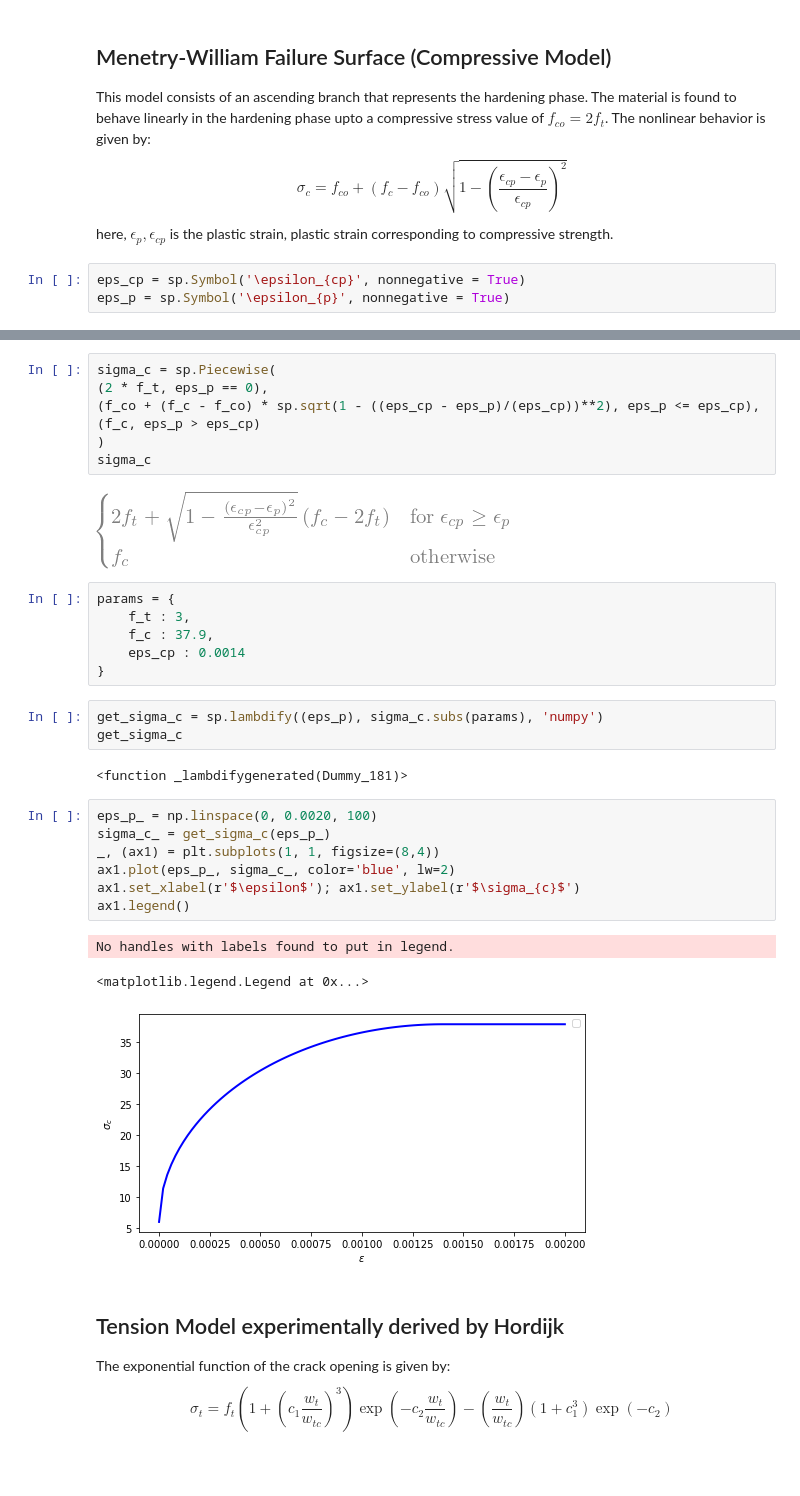
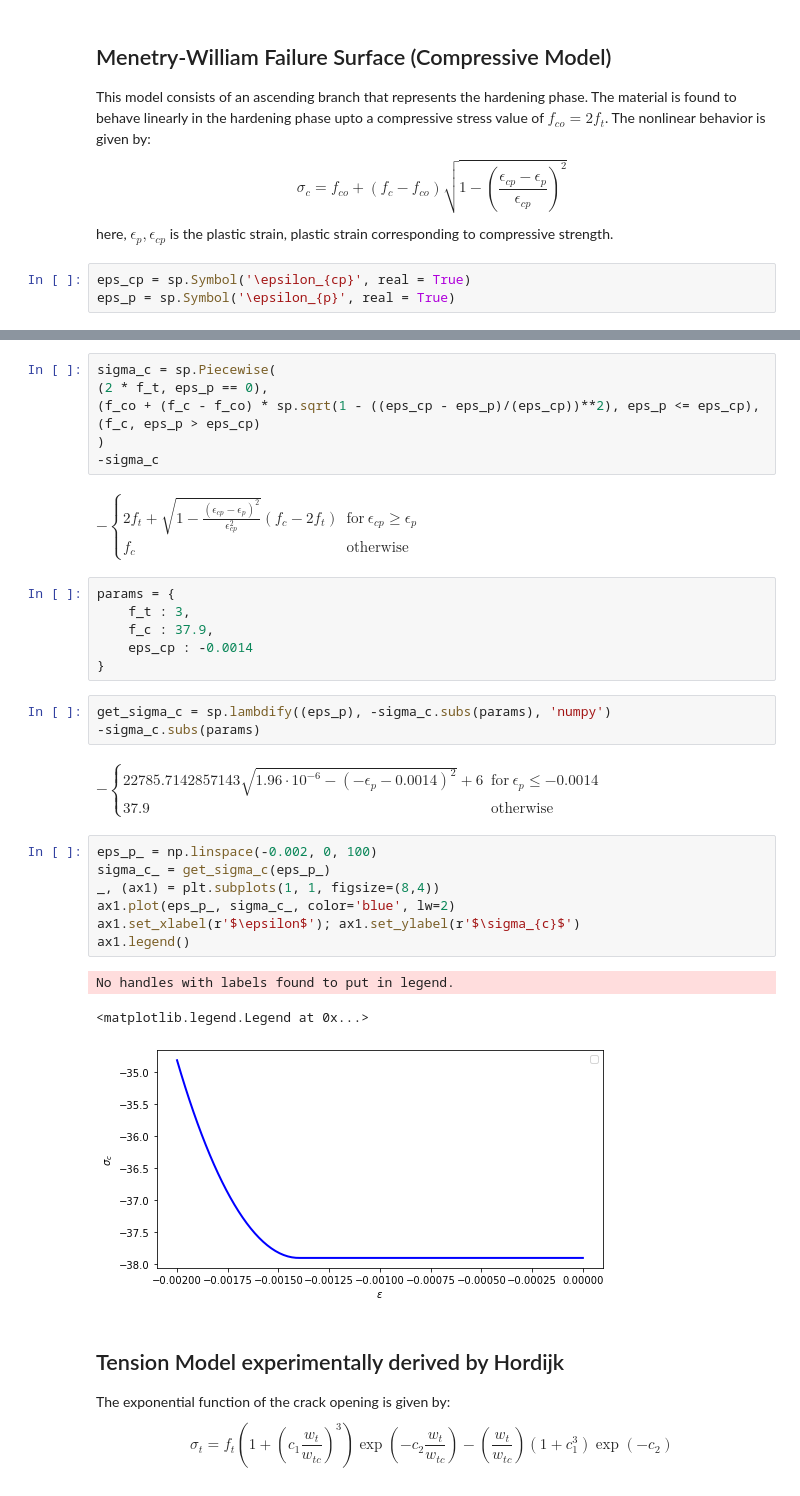
Before and after one commit to bmcs-group/bmcs_shear_zone, a Jupyter notebook: notebooks/matmod/reference_calibration_huber_paper.ipynb, the cells around one changed output, grey strips where cells are left out. Drawn from its saved outputs; the diff is of its cells as text.

```diff
--- a/notebooks/matmod/reference_calibration_huber_paper.ipynb
+++ b/notebooks/matmod/reference_calibration_huber_paper.ipynb
@@ -398,8 +398,8 @@ This model consists of an ascending branch that represents the hardening phase.
 \end{equation}
 here, $\epsilon_p, \epsilon_{cp}$ is the plastic strain, plastic strain corresponding to compressive strength.
 # %%
-eps_cp = sp.Symbol('\epsilon_{cp}', nonnegative = True)
-eps_p = sp.Symbol('\epsilon_{p}', nonnegative = True)
+eps_cp = sp.Symbol('\epsilon_{cp}', real = True)
+eps_p = sp.Symbol('\epsilon_{p}', real = True)
 # %%
 f_co = 2* f_t
 f_co
@@ -411,31 +411,31 @@ sigma_c = sp.Piecewise(
 (f_co + (f_c - f_co) * sp.sqrt(1 - ((eps_cp - eps_p)/(eps_cp))**2), eps_p <= eps_cp),
 (f_c, eps_p > eps_cp)
 )
-sigma_c
+-sigma_c
 # %% [output]
-[figure, removed]
+$\displaystyle - \begin{cases} 2 f_{t} + \sqrt{1 - \frac{\left(\epsilon_{cp} - \epsilon_{p}\right)^{2}}{\epsilon_{cp}^{2}}} \left(f_{c} - 2 f_{t}\right) & \text{for}\: \epsilon_{cp} \geq \epsilon_{p} \\f_{c} & \text{otherwise} \end{cases}$
 # %%
 params = {
     f_t : 3,
     f_c : 37.9,
-    eps_cp : 0.0014
+    eps_cp : -0.0014
 }
 # %%
-get_sigma_c = sp.lambdify((eps_p), sigma_c.subs(params), 'numpy')
-get_sigma_c
+get_sigma_c = sp.lambdify((eps_p), -sigma_c.subs(params), 'numpy')
+-sigma_c.subs(params)
 # %% [output]
-<function _lambdifygenerated(Dummy_181)>
+$\displaystyle - \begin{cases} 22785.7142857143 \sqrt{1.96 \cdot 10^{-6} - \left(- \epsilon_{p} - 0.0014\right)^{2}} + 6 & \text{for}\: \epsilon_{p} \leq -0.0014 \\37.9 & \text{otherwise} \end{cases}$
 # %%
-eps_p_ = np.linspace(0, 0.0020, 100)
+eps_p_ = np.linspace(-0.002, 0, 100)
 sigma_c_ = get_sigma_c(eps_p_)
 _, (ax1) = plt.subplots(1, 1, figsize=(8,4))
 ax1.plot(eps_p_, sigma_c_, color='blue', lw=2)
 ax1.set_xlabel(r'$\epsilon$'); ax1.set_ylabel(r'$\sigma_{c}$')
 ax1.legend()
 # %% [output]
 No handles with labels found to put in legend.
 <matplotlib.legend.Legend at 0x...>
-[figure, old version]
+[figure, new version]
 # %% [markdown]
 ## Tension Model experimentally derived by Hordijk
 The exponential function of the crack opening is given by:
```
Also changed, not shown: parts of 29 cells of this notebook, 9 other files.
